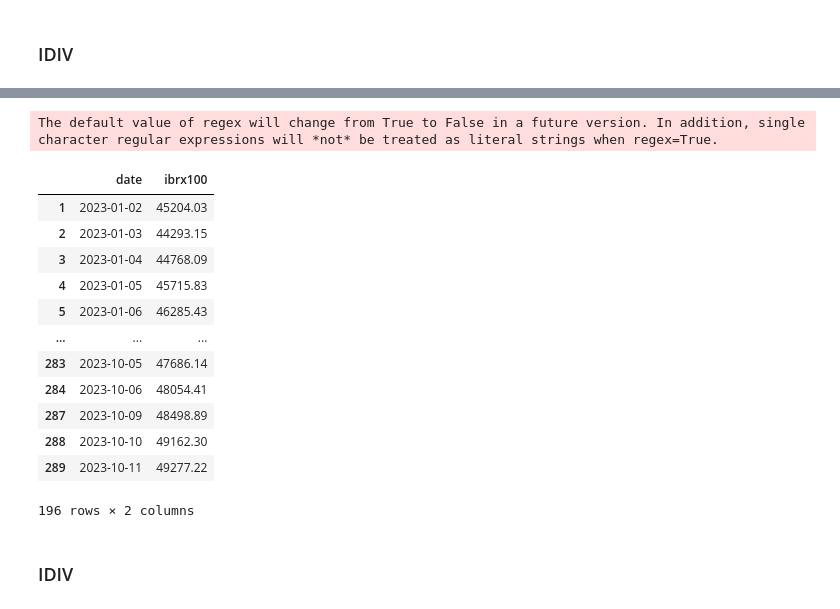
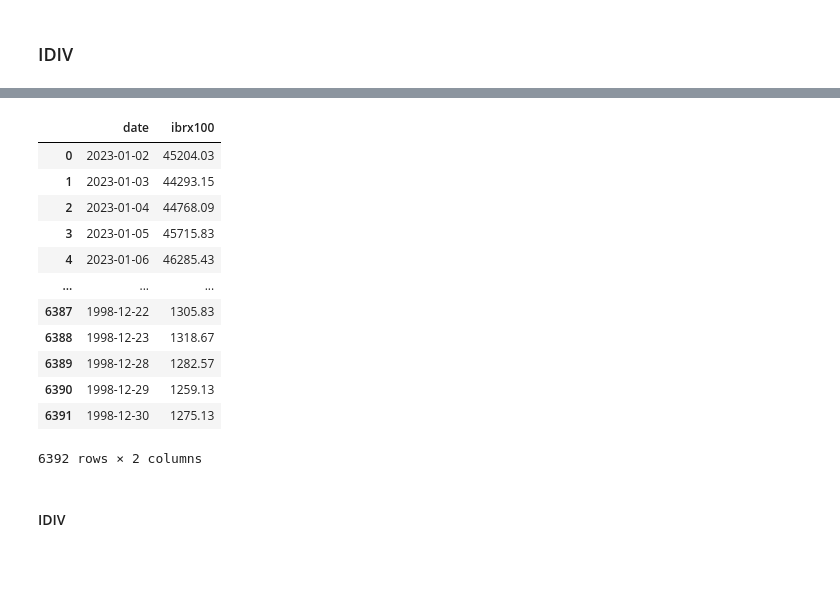
Before and after one commit to italo013/Asset-Liability-Management_ALM, a Jupyter notebook: ALM.ipynb, the cells around one changed output, grey strips where cells are left out. Cells and saved outputs as stored; diff of their text form; code cells hidden in the pictures; blank space fills up the shorter version.

```diff
--- a/ALM.ipynb
+++ b/ALM.ipynb
@@ -1668,29 +1685,32 @@ The default value of regex will change from True to False in a future version. I
-# %%
-ano = 2023
-
-response = requests.get(url_ibrx100[ano],
-    cookies=ibrx100_cookies[ano],
-    headers=ibrx100_headers,
-)
-
-ibrx100 = response.json().get('results')
-ibrx100 = pd.json_normalize(ibrx100)
-ibrx100 = melt_dataframe(ibrx100, ano, 'ibrx100')
-ibrx100
-# %% [output]
-The default value of regex will change from True to False in a future version. In addition, single character regular expressions will *not* be treated as literal strings when regex=True.
-|  | date | ibrx100 |
-| 1 | 2023-01-02 | 45204.03 |
-| 2 | 2023-01-03 | 44293.15 |
-| 3 | 2023-01-04 | 44768.09 |
-| 4 | 2023-01-05 | 45715.83 |
-| 5 | 2023-01-06 | 46285.43 |
-| ... | ... | ... |
-| 283 | 2023-10-05 | 47686.14 |
-| 284 | 2023-10-06 | 48054.41 |
-| 287 | 2023-10-09 | 48498.89 |
-| 288 | 2023-10-10 | 49162.30 |
-| 289 | 2023-10-11 | 49277.22 |
-196 rows × 2 columns
+# %%
+ibrx100_dfs = []  # Lista para armazenar os DataFrames temporários
+
+for ano in url_ibrx100.keys():
+    response = requests.get(url_ibrx100[ano],
+                            cookies=ibrx100_cookies[ano],
+                            headers=ibrx100_headers)
+    df_temp = response.json().get('results')
+    df_temp = pd.json_normalize(df_temp)
+    df_temp = melt_dataframe(df_temp, ano, 'ibrx100')
+    ibrx100_dfs.append(df_temp)
+
+# Concatena todos os DataFrames temporários em um único DataFrame
+ibrx100 = pd.concat(ibrx100_dfs, ignore_index=True)
+ibrx100.sort_values('date', ascending=True, inplace=True)
+ibrx100
+# %% [output]
+|  | date | ibrx100 |
+| 0 | 2023-01-02 | 45204.03 |
+| 1 | 2023-01-03 | 44293.15 |
+| 2 | 2023-01-04 | 44768.09 |
+| 3 | 2023-01-05 | 45715.83 |
+| 4 | 2023-01-06 | 46285.43 |
+| ... | ... | ... |
+| 6387 | 1998-12-22 | 1305.83 |
+| 6388 | 1998-12-23 | 1318.67 |
+| 6389 | 1998-12-28 | 1282.57 |
+| 6390 | 1998-12-29 | 1259.13 |
+| 6391 | 1998-12-30 | 1275.13 |
+6392 rows × 2 columns
 # %% [markdown]
-### IDIV
+#### IDIV
```
Also changed, not shown: parts of 57 cells of this notebook.
